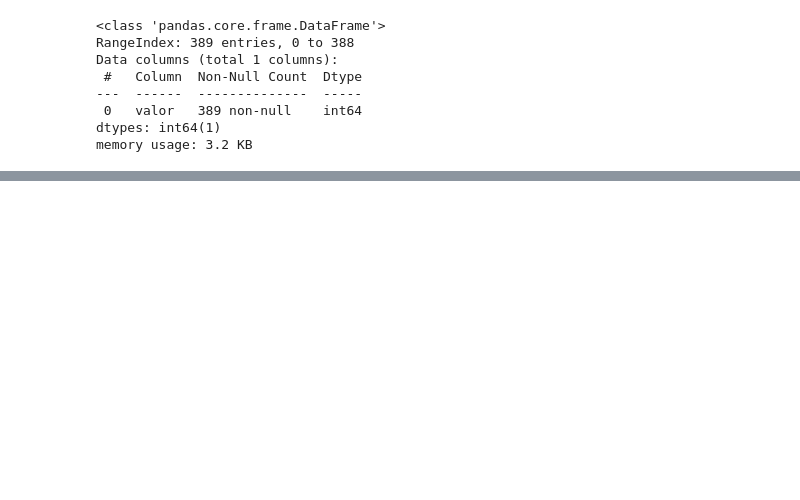
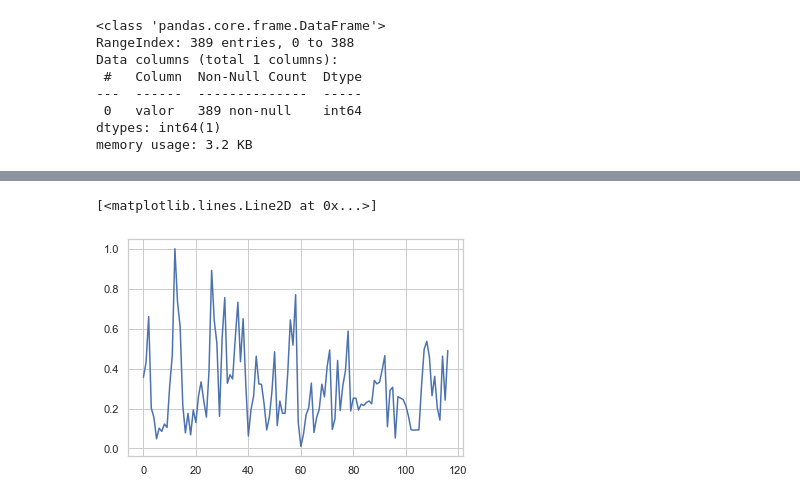
Before and after one commit to hgf777-br/trabalho-final-bootcamp, a Jupyter notebook: Roberto/Ex4_LSTM.ipynb, the cells around one changed output, grey strips where cells are left out. Saved outputs shown, nothing was run; the diff lists cells and outputs as text; code cells hidden in the pictures; blank space fills up the shorter version.

```diff
--- a/Roberto/Ex4_LSTM.ipynb
+++ b/Roberto/Ex4_LSTM.ipynb
@@ -41,0 +99,5 @@ memory usage: 3.2 KB
+# %%
+plt.plot(test)
+# %% [output]
+[<matplotlib.lines.Line2D at 0x...>]
+[figure, added]
```
Also changed, not shown: parts of 23 cells of this notebook, 16 other files.
